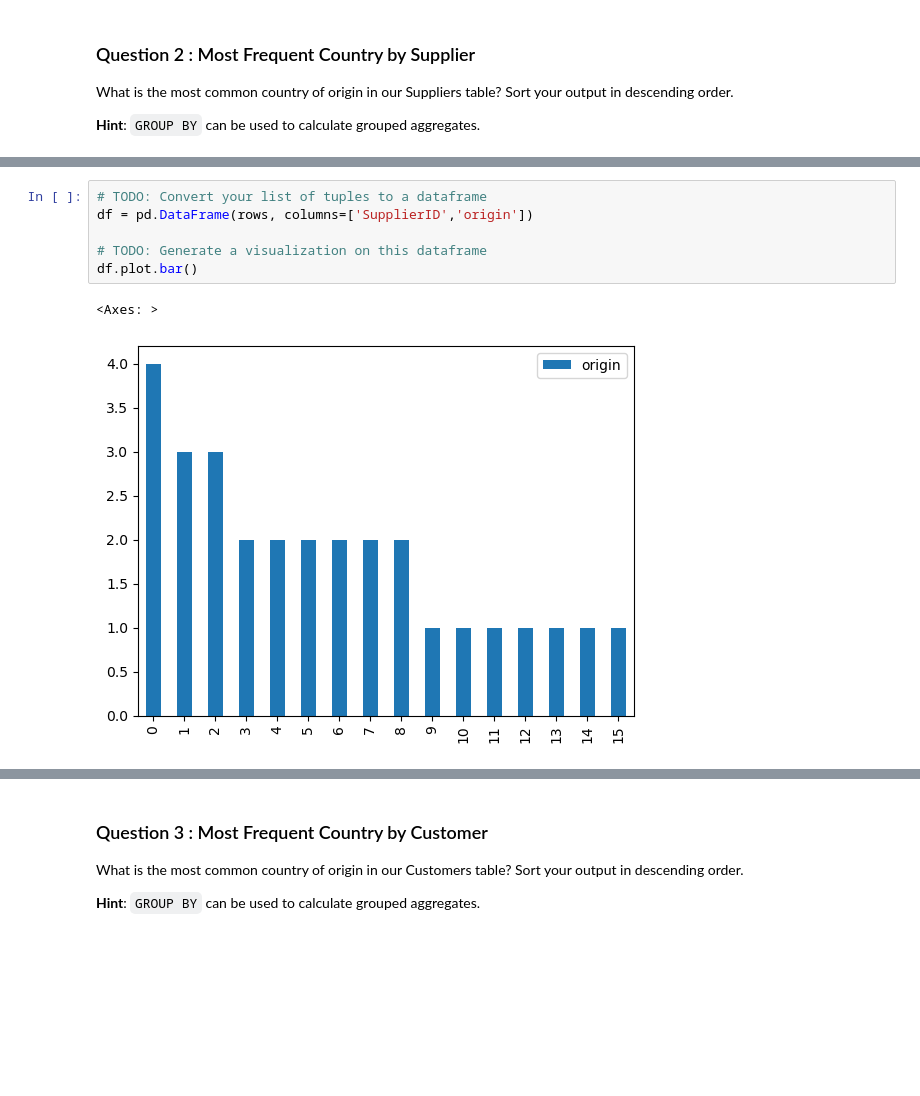
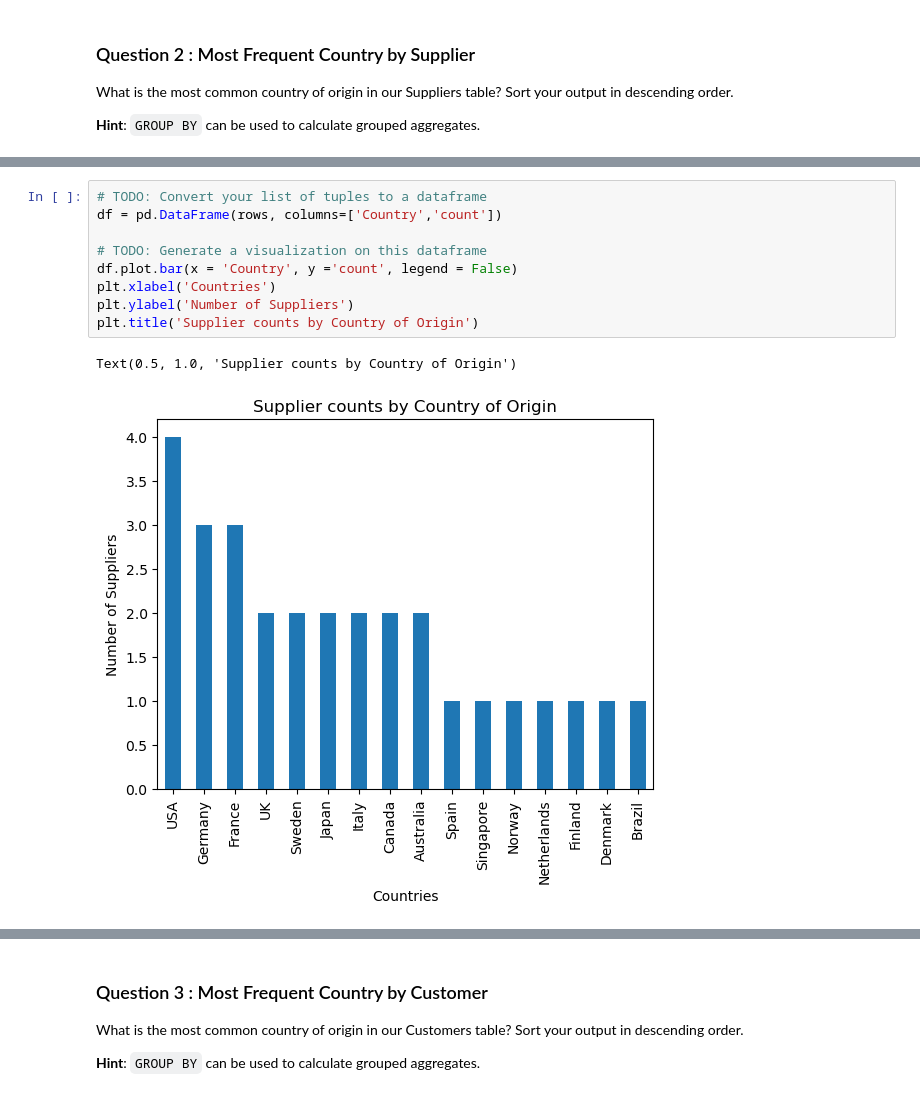
Before and after one commit to jnzhag/Ad-Hoc-Analysis-, a Jupyter notebook: adhoc_report.ipynb, the cells around one changed output, grey strips where cells are left out. Cells and saved outputs as stored; diff of their text form; blank space fills up the shorter version.

```diff
--- a/adhoc_report.ipynb
+++ b/adhoc_report.ipynb
@@ -56,10 +55,13 @@ print(rows)
 [('USA', 4), ('Germany', 3), ('France', 3), ('UK', 2), ('Sweden', 2), ('Japan', 2), ('Italy', 2), ('Canada', 2), ('Australia', 2), ('Spain', 1), ('Singapore', 1), ('Norway', 1), ('Netherlands', 1), (' ...
 # %%
 # TODO: Convert your list of tuples to a dataframe
-df = pd.DataFrame(rows, columns=['SupplierID','origin'])
+df = pd.DataFrame(rows, columns=['Country','count'])
 
 # TODO: Generate a visualization on this dataframe
-df.plot.bar()
+df.plot.bar(x = 'Country', y ='count', legend = False)
+plt.xlabel('Countries')
+plt.ylabel('Number of Suppliers')
+plt.title('Supplier counts by Country of Origin')
 # %% [output]
-<Axes: >
+Text(0.5, 1.0, 'Supplier counts by Country of Origin')
-[figure, old version]
+[figure, new version]
```
Also changed, not shown: parts of 25 cells of this notebook.
